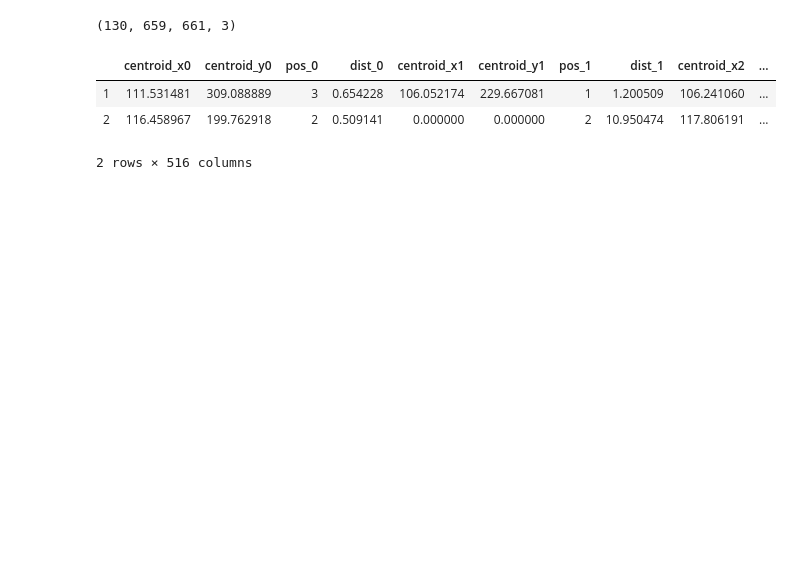
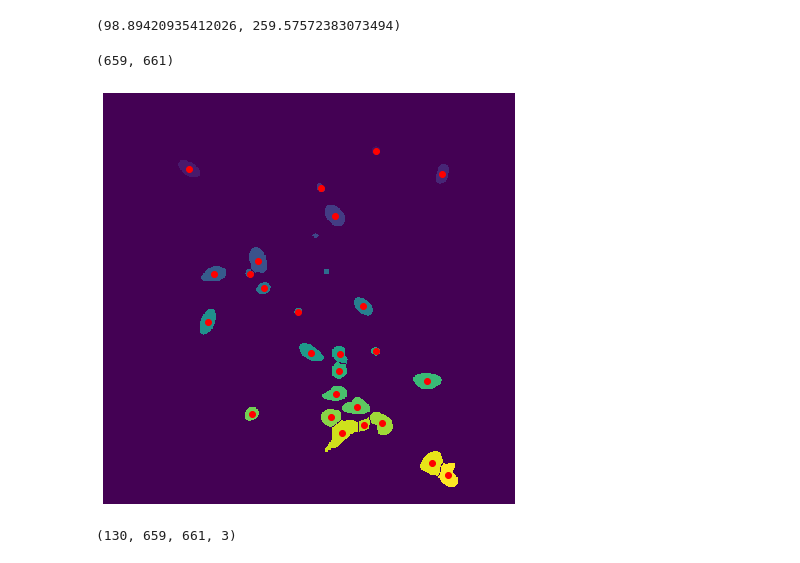
Before and after one commit to ninatubau/tracking, a Jupyter notebook: tracking.ipynb, the cells around one changed output. Cells and saved outputs as stored; diff of their text form; code cells hidden in the pictures; blank space fills up the shorter version.

```diff
--- a/tracking.ipynb
+++ b/tracking.ipynb
@@ -24,5 +28,5 @@ for i in range(data_0.shape[0]):
 # %%
-data = imread('/data/data_drive/processing/Mike/data_watershed.tif')
+data = imread('/data/data_drive/processing/Mike/data_median_threshold.tif')
 # %%
 thresh = filters.threshold_otsu(data[10])
 bw = closing(data[10] > thresh, square(3))
@@ -49,3 +52,33 @@ im = np.concatenate(im, axis=0)
+# %%
+region_current[0].centroid
+# %% [output]
+(98.89420935412026, 259.57572383073494)
+# %%
+label_image.shape
+# %% [output]
+(659, 661)
+# %%
+frame = 100
+label_image = label(data[frame])
+
+fig, ax = plt.subplots(figsize=(10, 6))
+ax.imshow(label_image)
+
+for region in regionprops(label_image):
+    # take regions with large enough areas
+    if region.area >= 90:
+        # draw rectangle around segmented coins
+        minr, minc, maxr, maxc = region.bbox
+        x,y = region.centroid
+        #rect = mpatches.Rectangle((minc, minr), maxc - minc, maxr - minr,
+           #                       fill=False, edgecolor='red', linewidth=2)
+        ax.scatter(y,x, color='r')
+
+ax.set_axis_off()
+plt.tight_layout()
+plt.show()
+# %% [output]
+[figure, added]
 # %%
 im.shape
 # %% [output]
@@ -96,8 +129 @@ condition_duplicates_small_dist = ((df.duplicated(['pos_0'],keep=False)) & (df['
 indexes = df[~(condition_no_duplicates | condition_duplicates_small_dist)].index
-# %%
-df[1:3]
-# %% [output]
-|  | centroid_x0 | centroid_y0 | pos_0 | dist_0 | centroid_x1 | centroid_y1 | pos_1 | dist_1 | centroid_x2 | ... |
-| 1 | 111.531481 | 309.088889 | 3 | 0.654228 | 106.052174 | 229.667081 | 1 | 1.200509 | 106.241060 | ... |
-| 2 | 116.458967 | 199.762918 | 2 | 0.509141 | 0.000000 | 0.000000 | 2 | 10.950474 | 117.806191 | ... |
-2 rows × 516 columns
```
Also changed, not shown: parts of 22 cells of this notebook, 1 other file.
